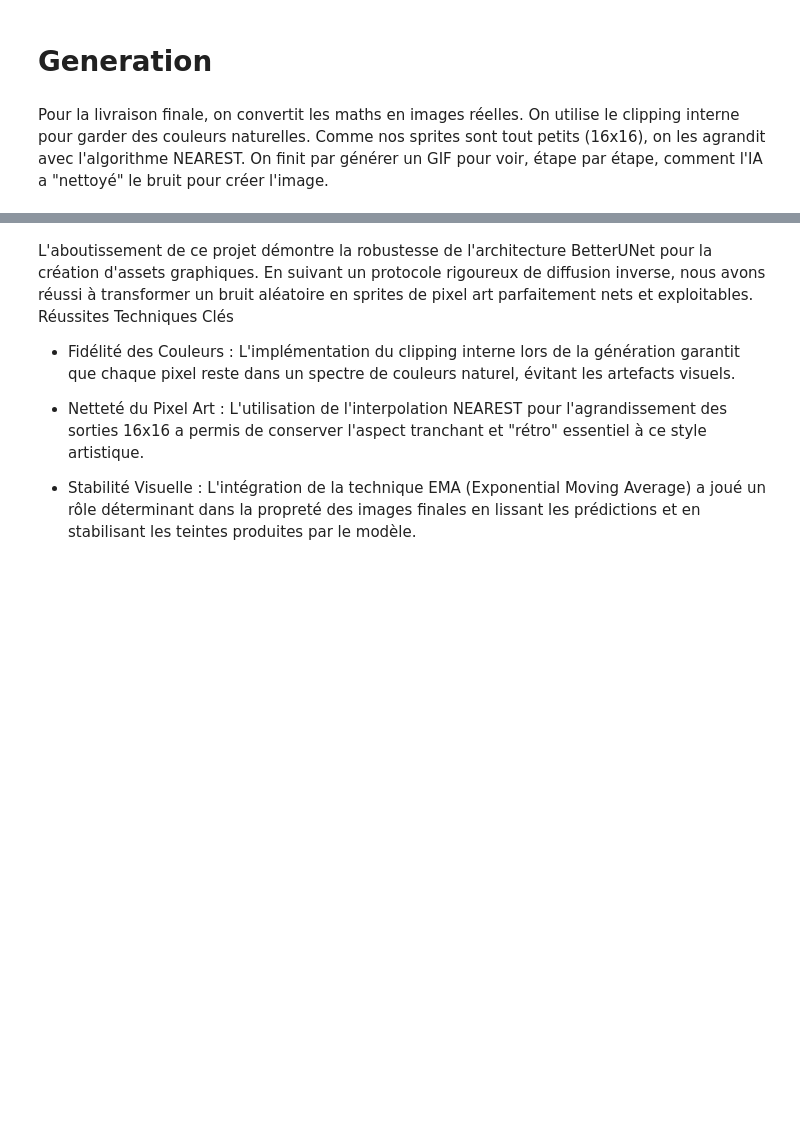
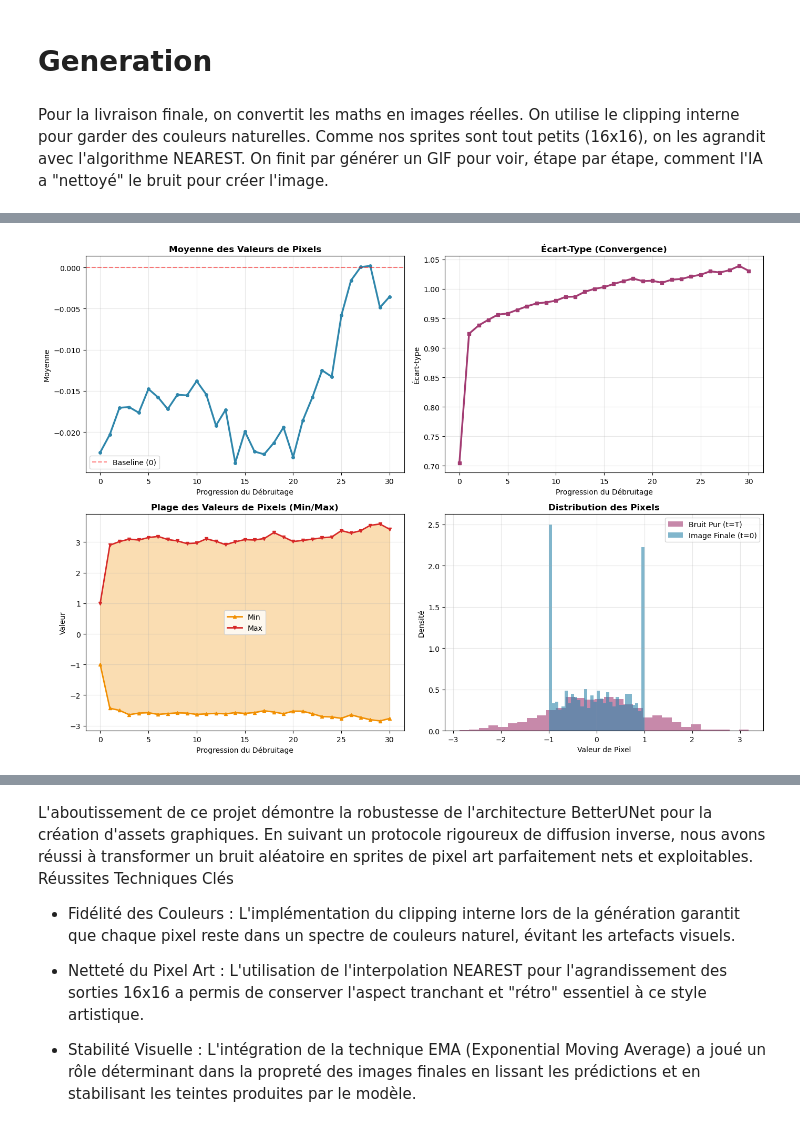
Before and after one commit to pierrelavielle/Diffusion, a Jupyter notebook: Project.ipynb, the cells around one changed output, grey strips where cells are left out. Saved outputs shown, nothing was run; the diff lists cells and outputs as text; code cells hidden in the pictures; blank space fills up the shorter version.

```diff
--- a/Project.ipynb
+++ b/Project.ipynb
@@ -269,0 +643,99 @@ for class_id in range(NUM_CLASSES):
+# %%
+# ==================== MÉTRIQUE 2: Processus de Débruitage ====================
+# Simuler le processus de débruitage et capturer les statistiques
+
+@torch.no_grad()
+def analyze_denoising_process(class_id=0, num_steps=50):
+    """Analyse le processus de débruitage et collecte les statistiques."""
+    model.eval()
+
+    xt = torch.randn(1, CHANNELS, IMG_SIZE, IMG_SIZE).to(DEVICE)
+    y = torch.tensor([class_id], device=DEVICE)
+
+    stats = {
+        'mean': [],
+        'std': [],
+        'min': [],
+        'max': [],
+        't_values': []
+    }
+
+    step_size = T // num_steps
+
+    for t in reversed(range(0, T, step_size)):
+        t_tensor = torch.tensor([t], device=DEVICE)
+        noise_pred = model(xt, t_tensor, y)
+
+        alpha_t, alpha_bar_t = alphas[t], alphas_cumprod[t]
+        x0_pred = ((xt - torch.sqrt(1 - alpha_bar_t) * noise_pred) / torch.sqrt(alpha_bar_t)).clamp(-1, 1)
+        noise_pred = (xt - torch.sqrt(alpha_bar_t) * x0_pred) / torch.sqrt(1 - alpha_bar_t)
+
+        z = torch.randn_like(xt) if t > 0 else 0
+        xt = (1 / torch.sqrt(alpha_t)) * (xt - (1 - alpha_t) / torch.sqrt(1 - alpha_bar_t) * noise_pred) + torch.sqrt(betas[t]) * z
+
+        # Collecter les statistiques
+        xt_np = xt[0].detach().cpu().numpy()
+        stats['mean'].append(np.mean(xt_np))
+        stats['std'].append(np.std(xt_np))
+        stats['min'].append(np.min(xt_np))
+        stats['max'].append(np.max(xt_np))
+        stats['t_values'].append(t)
+
+    return stats, xt
+
+stats, final_tensor = analyze_denoising_process(class_id=0, num_steps=30)
+
+fig, axes = plt.subplots(2, 2, figsize=(14, 10))
+
+# Inverser les listes pour afficher du début à la fin
+t_axis = list(reversed(stats['t_values']))
+mean_vals = list(reversed(stats['mean']))
+std_vals = list(reversed(stats['std']))
+min_vals = list(reversed(stats['min']))
+max_vals = list(reversed(stats['max']))
+
+# Plot 1: Moyenne au fil du temps
+axes[0, 0].plot(range(len(mean_vals)), mean_vals, marker='o', linewidth=2.5, color='#2E86AB', markersize=4)
+axes[0, 0].axhline(y=0, color='red', linestyle='--', alpha=0.5, label='Baseline (0)')
+axes[0, 0].set_title('Moyenne des Valeurs de Pixels', fontsize=12, fontweight='bold')
+axes[0, 0].set_xlabel('Progression du Débruitage')
+axes[0, 0].set_ylabel('Moyenne')
+axes[0, 0].legend()
+axes[0, 0].grid(True, alpha=0.3)
+
+# Plot 2: Écart-type (convergence)
+axes[0, 1].plot(range(len(std_vals)), std_vals, marker='s', linewidth=2.5, color='#A23B72', markersize=4)
+axes[0, 1].set_title('Écart-Type (Convergence)', fontsize=12, fontweight='bold')
+axes[0, 1].set_xlabel('Progression du Débruitage')
+axes[0, 1].set_ylabel('Écart-type')
+axes[0, 1].grid(True, alpha=0.3)
+
+# Plot 3: Plage des valeurs (min/max)
+axes[1, 0].fill_between(range(len(min_vals)), min_vals, max_vals, alpha=0.3, color='#F18F01')
+axes[1, 0].plot(range(len(min_vals)), min_vals, marker='^', label='Min', linewidth=2, color='#F18F01', markersize=4)
+axes[1, 0].plot(range(len(max_vals)), max_vals, marker='v', label='Max', linewidth=2, color='#D62828', markersize=4)
+axes[1, 0].set_title('Plage des Valeurs de Pixels (Min/Max)', fontsize=12, fontweight='bold')
+axes[1, 0].set_xlabel('Progression du Débruitage')
+axes[1, 0].set_ylabel('Valeur')
+axes[1, 0].legend()
+axes[1, 0].grid(True, alpha=0.3)
+
+# Plot 4: Distribution finale vs bruitée
+noise_img = torch.randn(1, CHANNELS, IMG_SIZE, IMG_SIZE).cpu().numpy().flatten()
+final_img_np = final_tensor.cpu().numpy().flatten()
+
+axes[1, 1].hist(noise_img, bins=30, alpha=0.6, label='Bruit Pur (t=T)', color='#A23B72', density=True)
+axes[1, 1].hist(final_img_np, bins=30, alpha=0.6, label='Image Finale (t=0)', color='#2E86AB', density=True)
+axes[1, 1].set_title('Distribution des Pixels', fontsize=12, fontweight='bold')
+axes[1, 1].set_xlabel('Valeur de Pixel')
+axes[1, 1].set_ylabel('Densité')
+axes[1, 1].legend()
+axes[1, 1].grid(True, alpha=0.3)
+
+plt.tight_layout()
+plt.savefig('metrics_denoising_process.png', dpi=150, bbox_inches='tight')
+plt.show()
+
+print("✓ Graphique du processus de débruitage sauvegardé: metrics_denoising_process.png")
+# %% [output]
+[figure, added]
```
Also changed, not shown: parts of 17 cells of this notebook.
